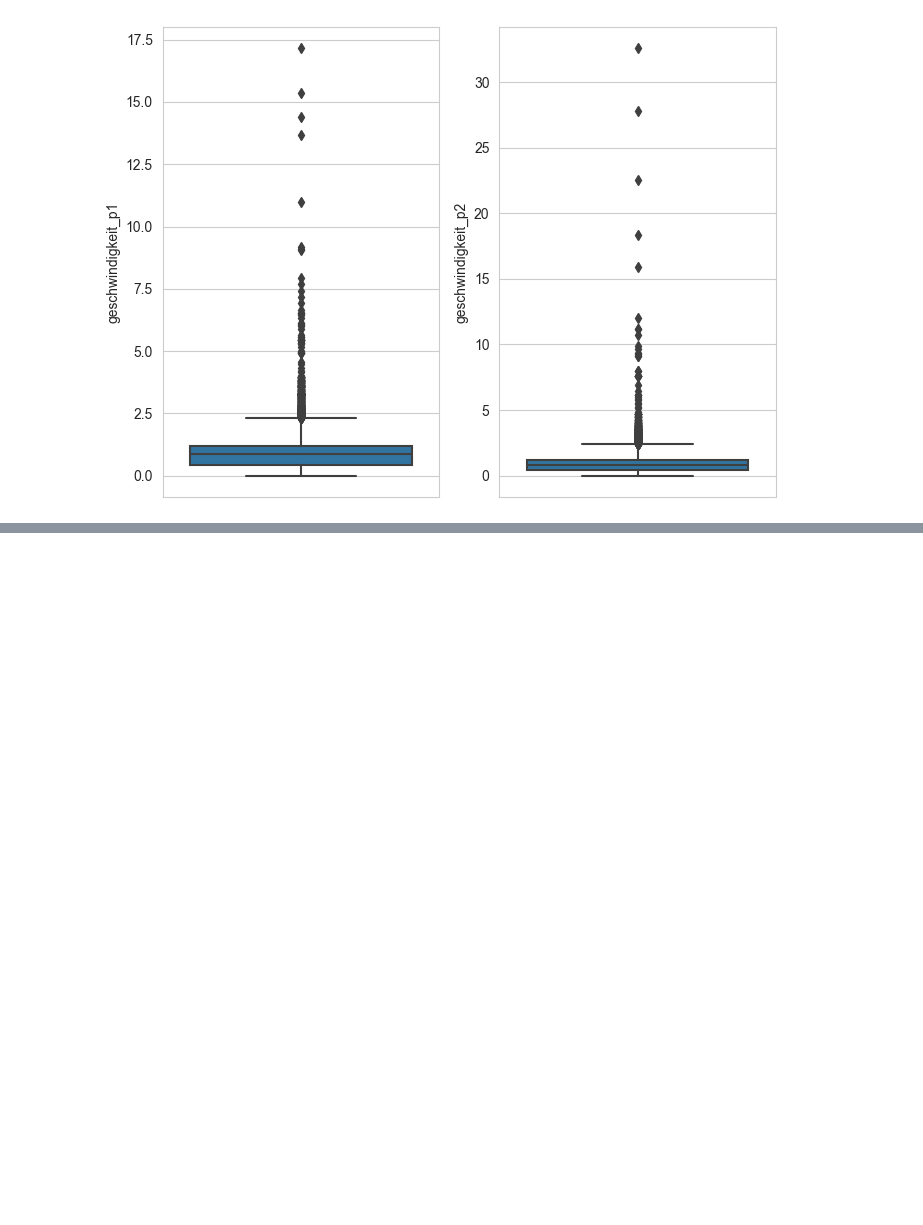
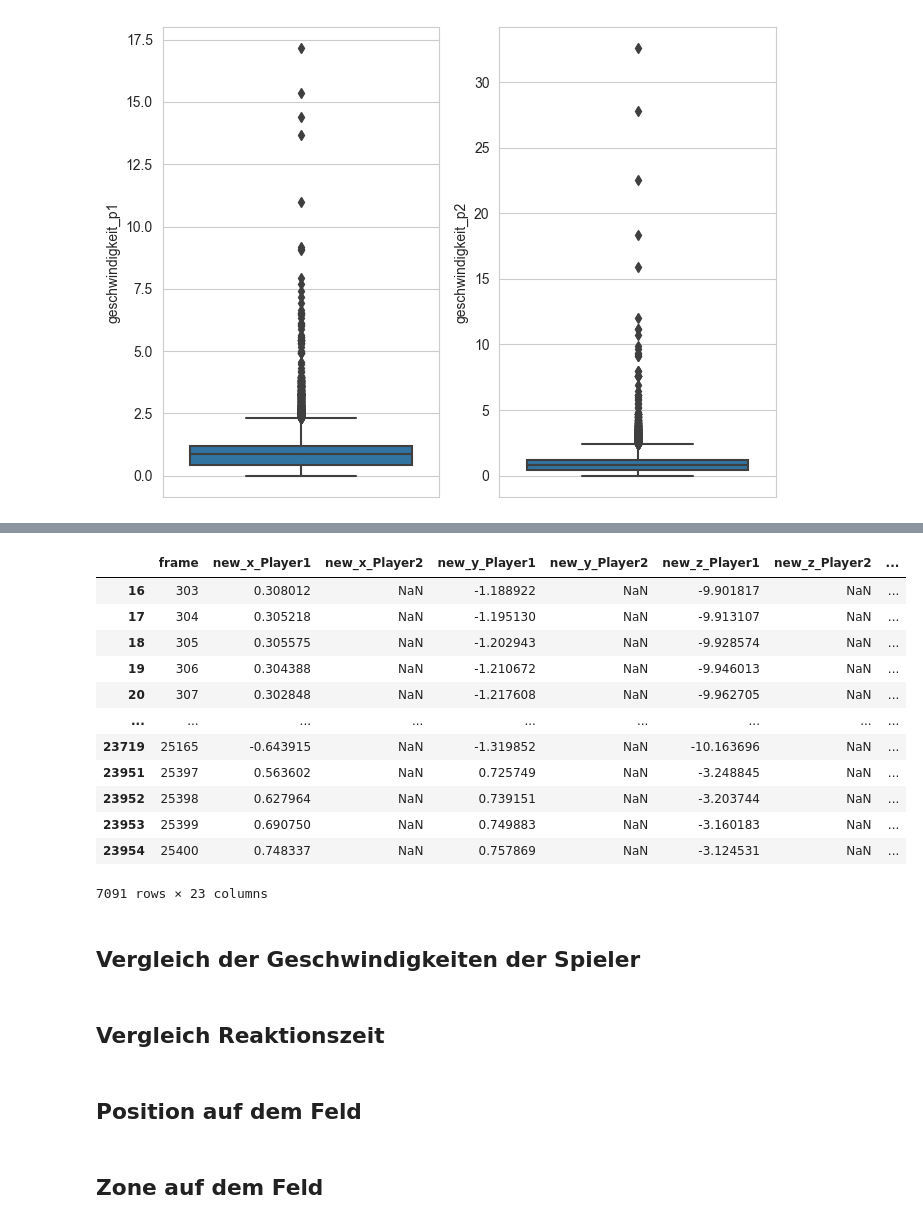
Before and after one commit to fhnw-ds/fhnw-cda2-tennis-analysis, a Jupyter notebook: field_analysis/eda_baden.ipynb, the cells around one changed output, grey strips where cells are left out. Drawn from its saved outputs; the diff is of its cells as text; code cells hidden in the pictures; blank space fills up the shorter version.

```diff
--- a/field_analysis/eda_baden.ipynb
+++ b/field_analysis/eda_baden.ipynb
@@ -382,0 +422,24 @@ plt.show()
+# %%
+df[df[['new_x_Player1','new_x_Player2']].isna().any(axis=1)]
+# %% [output]
+|  | frame | new_x_Player1 | new_x_Player2 | new_y_Player1 | new_y_Player2 | new_z_Player1 | new_z_Player2 | ... |
+| 16 | 303 | 0.308012 | NaN | -1.188922 | NaN | -9.901817 | NaN | ... |
+| 17 | 304 | 0.305218 | NaN | -1.195130 | NaN | -9.913107 | NaN | ... |
+| 18 | 305 | 0.305575 | NaN | -1.202943 | NaN | -9.928574 | NaN | ... |
+| 19 | 306 | 0.304388 | NaN | -1.210672 | NaN | -9.946013 | NaN | ... |
+| 20 | 307 | 0.302848 | NaN | -1.217608 | NaN | -9.962705 | NaN | ... |
+| ... | ... | ... | ... | ... | ... | ... | ... | ... |
+| 23719 | 25165 | -0.643915 | NaN | -1.319852 | NaN | -10.163696 | NaN | ... |
+| 23951 | 25397 | 0.563602 | NaN | 0.725749 | NaN | -3.248845 | NaN | ... |
+| 23952 | 25398 | 0.627964 | NaN | 0.739151 | NaN | -3.203744 | NaN | ... |
+| 23953 | 25399 | 0.690750 | NaN | 0.749883 | NaN | -3.160183 | NaN | ... |
+| 23954 | 25400 | 0.748337 | NaN | 0.757869 | NaN | -3.124531 | NaN | ... |
+7091 rows × 23 columns
+# %% [markdown]
+## Vergleich der Geschwindigkeiten der Spieler
+# %% [markdown]
+## Vergleich Reaktionszeit
+# %% [markdown]
+## Position auf dem Feld
+# %% [markdown]
+## Zone auf dem Feld
```
Also changed, not shown: parts of 4 cells of this notebook.
